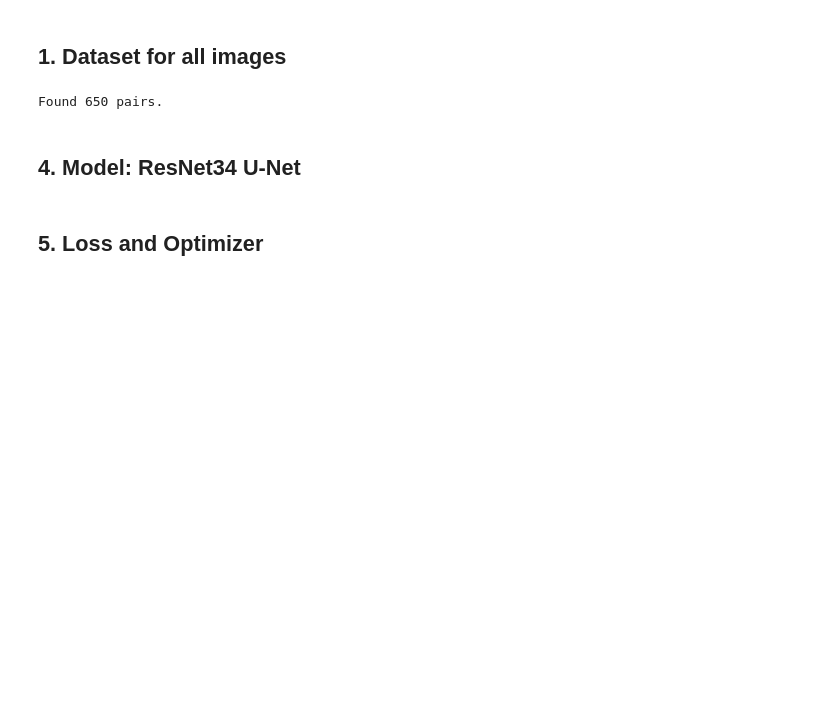
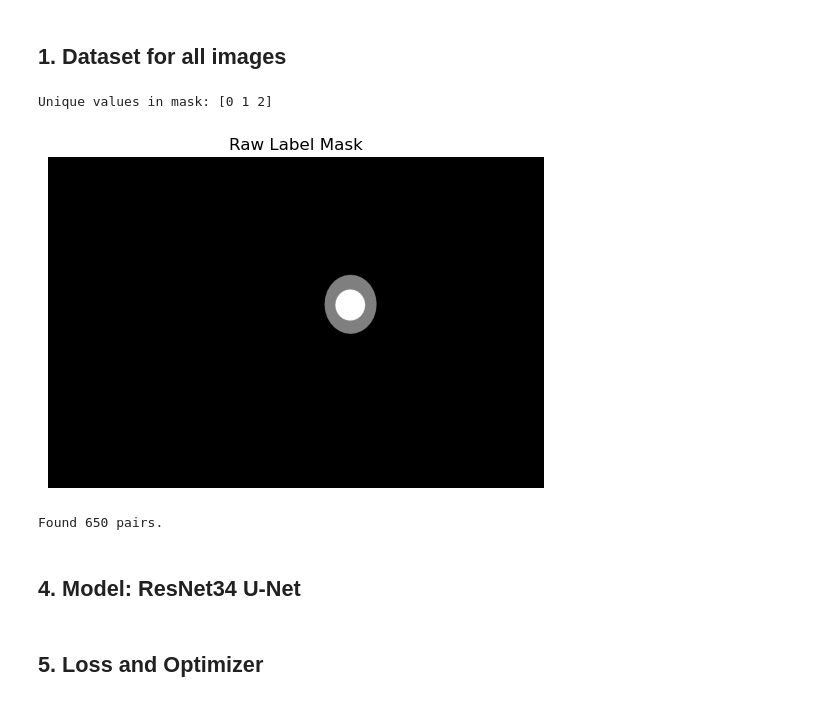
Before and after one commit to Aymanahmed-23/Glucoma-detection, a Jupyter notebook: od_oc_ResNET_segmentation.ipynb, the cells around one changed output. Saved outputs shown, nothing was run; the diff lists cells and outputs as text; code cells hidden in the pictures; blank space fills up the shorter version.

```diff
--- a/od_oc_ResNET_segmentation.ipynb
+++ b/od_oc_ResNET_segmentation.ipynb
@@ -45,6 +45,25 @@ class ODOCSegmentationDataset(Dataset):
         image = torch.tensor(image, dtype=torch.float32)
         mask = torch.tensor(mask, dtype=torch.long)
         return image, mask
+# %%
+import numpy as np
+import scipy.io
+import matplotlib.pyplot as plt
+
+mat = scipy.io.loadmat('ORIGA/ORIGA/Semi-automatic-annotations/009.mat')
+mask = mat['mask']
+
+
+print("Unique values in mask:", np.unique(mask))
+
+
+plt.imshow(mask, cmap='gray')
+plt.title("Raw Label Mask")
+plt.axis('off')
+plt.show()
+# %% [output]
+Unique values in mask: [0 1 2]
+[figure, added]
 # %%
 img_dir = 'ORIGA/ORIGA/roi_images'
 mask_dir = 'ORIGA/ORIGA/Semi-automatic-annotations'
```
Also changed, not shown: parts of 1 cell of this notebook.
